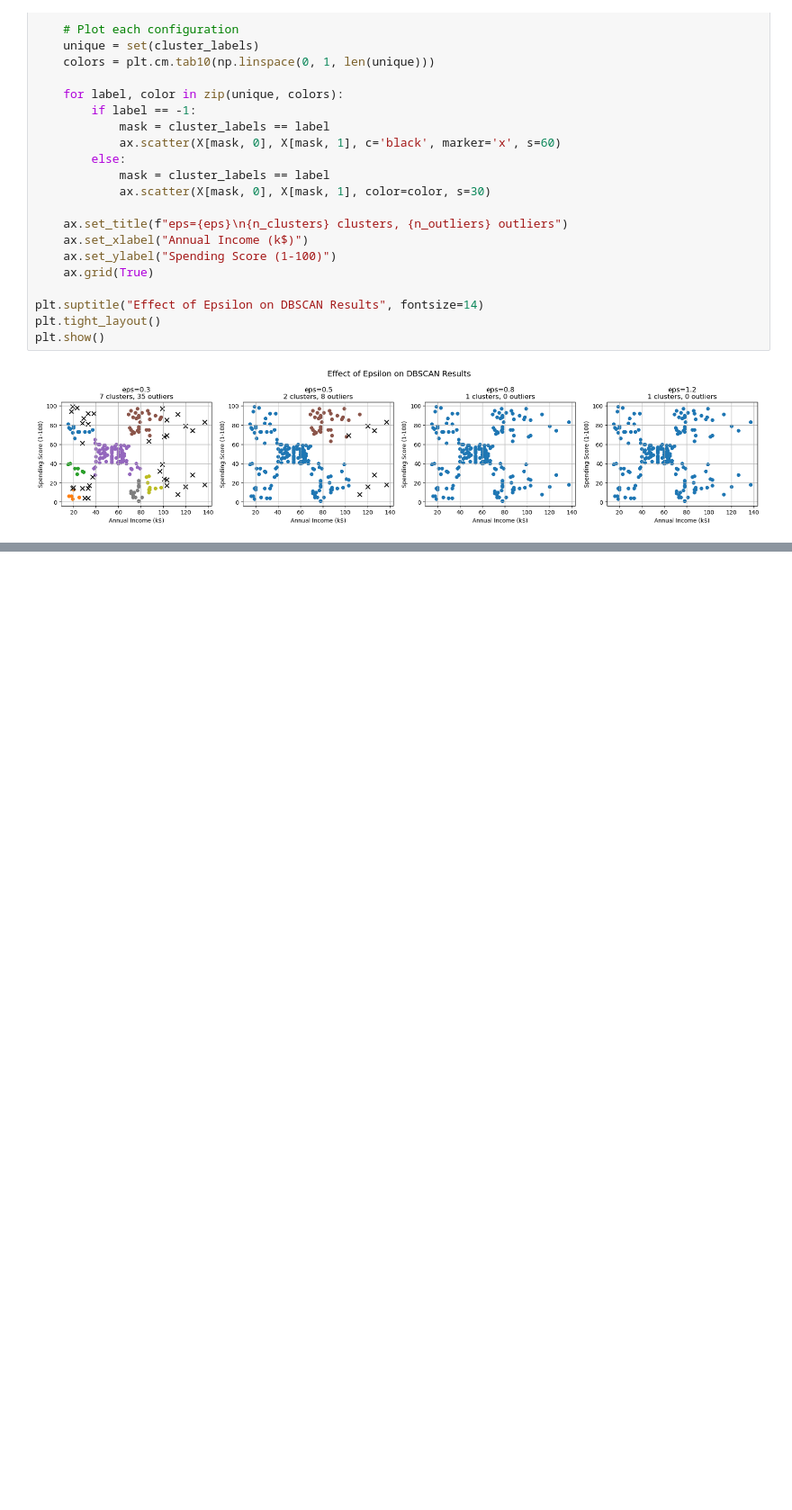
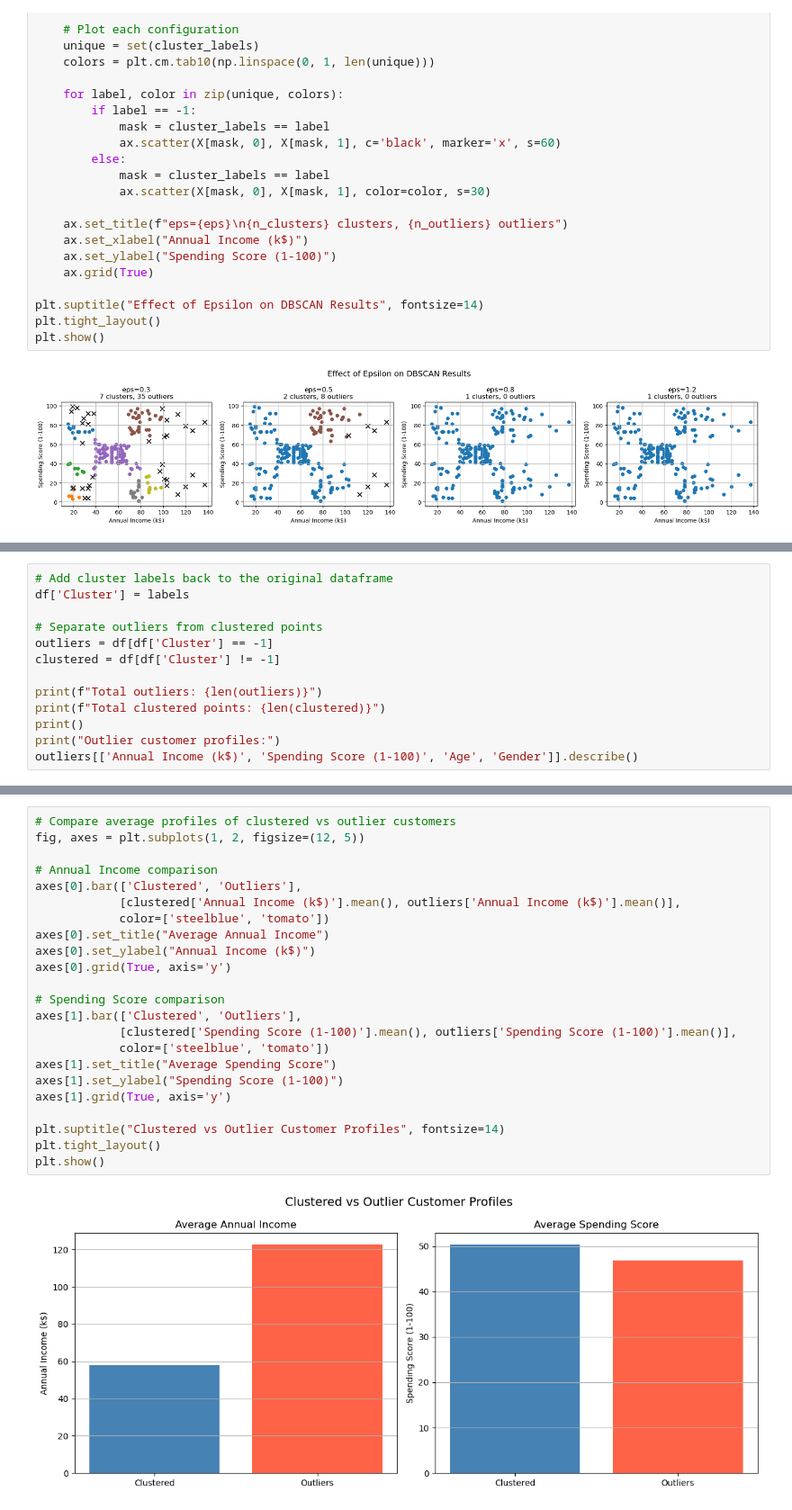
Before and after one commit to ChrisMingoti/CMOR-438-SP26-Repository, a Jupyter notebook: examples/Unsupervised_Learning/DBSCAN/dbscan.ipynb, the cells around one changed output, grey strips where cells are left out. Shown at 90% size. Drawn from its saved outputs; the diff is of its cells as text; blank space fills up the shorter version.

```diff
--- a/examples/Unsupervised_Learning/DBSCAN/dbscan.ipynb
+++ b/examples/Unsupervised_Learning/DBSCAN/dbscan.ipynb
@@ -189,0 +198,13 @@ plt.show()
+# %%
+# Add cluster labels back to the original dataframe
+df['Cluster'] = labels
+
+# Separate outliers from clustered points
+outliers = df[df['Cluster'] == -1]
+clustered = df[df['Cluster'] != -1]
+
+print(f"Total outliers: {len(outliers)}")
+print(f"Total clustered points: {len(clustered)}")
+print()
+print("Outlier customer profiles:")
+outliers[['Annual Income (k$)', 'Spending Score (1-100)', 'Age', 'Gender']].describe()
@@ -190,3 +231,28 @@ plt.show()
+# %%
+# Compare average profiles of clustered vs outlier customers
+fig, axes = plt.subplots(1, 2, figsize=(12, 5))
+
+# Annual Income comparison
+axes[0].bar(['Clustered', 'Outliers'],
+            [clustered['Annual Income (k$)'].mean(), outliers['Annual Income (k$)'].mean()],
+            color=['steelblue', 'tomato'])
+axes[0].set_title("Average Annual Income")
+axes[0].set_ylabel("Annual Income (k$)")
+axes[0].grid(True, axis='y')
+
+# Spending Score comparison
+axes[1].bar(['Clustered', 'Outliers'],
+            [clustered['Spending Score (1-100)'].mean(), outliers['Spending Score (1-100)'].mean()],
+            color=['steelblue', 'tomato'])
+axes[1].set_title("Average Spending Score")
+axes[1].set_ylabel("Spending Score (1-100)")
+axes[1].grid(True, axis='y')
+
+plt.suptitle("Clustered vs Outlier Customer Profiles", fontsize=14)
+plt.tight_layout()
+plt.show()
+# %% [output]
+[figure, added]
 # %% [markdown]
 ---
 
```
Also changed, not shown: parts of 4 cells of this notebook.
